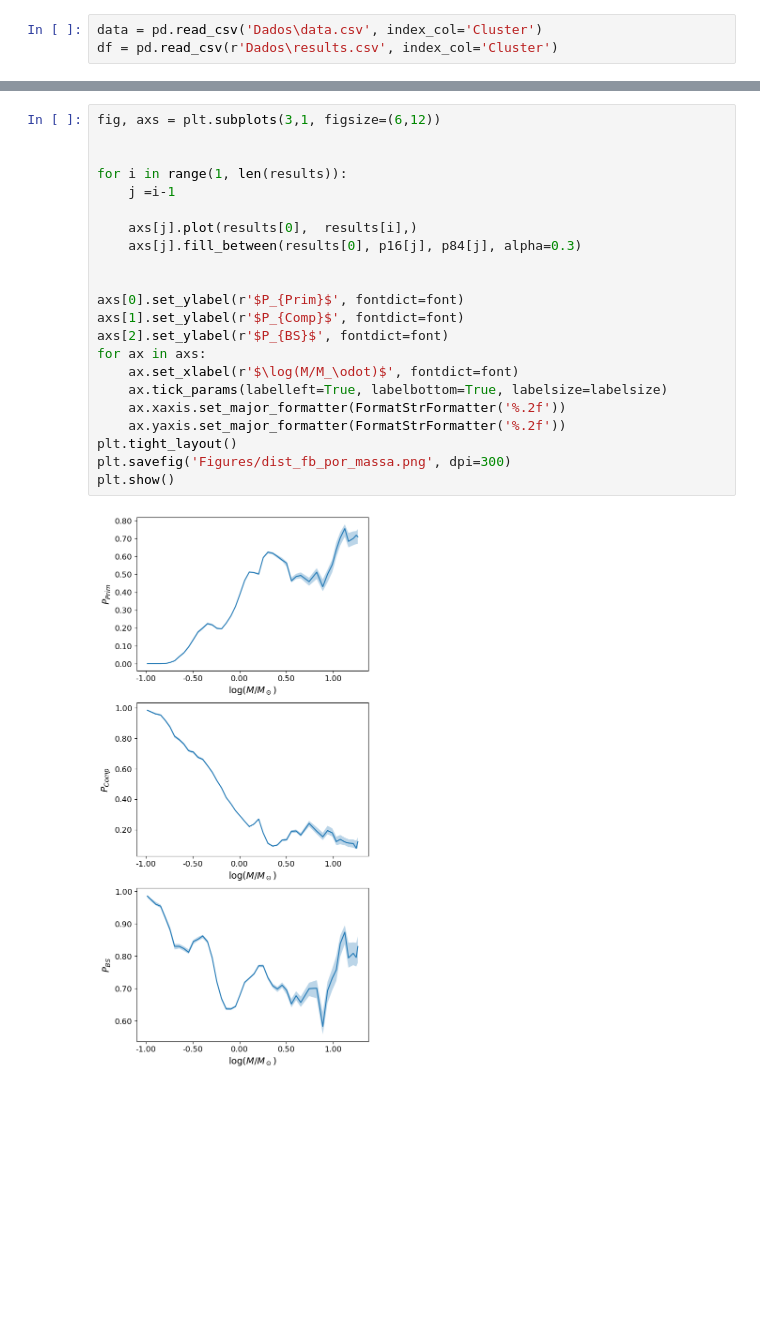
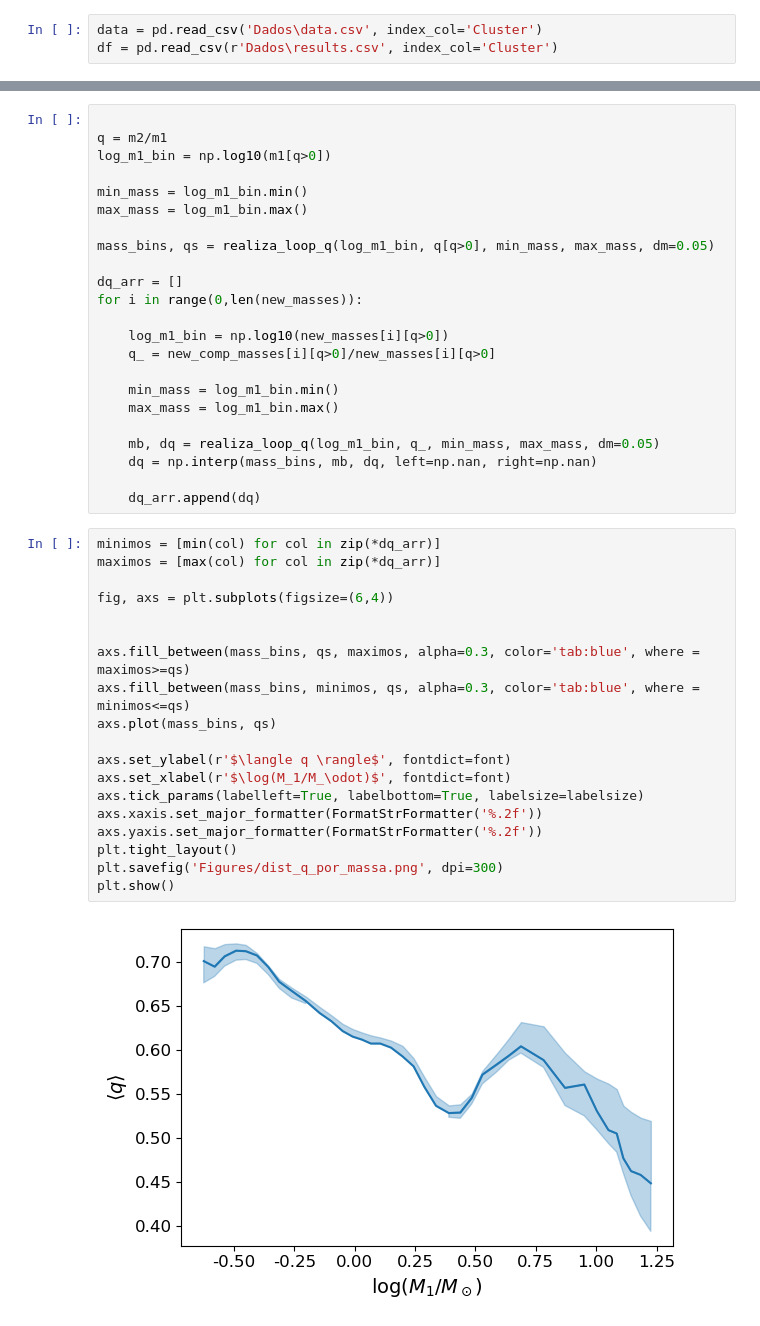
Before and after one commit to RuanPH26/stellar_multiplicity_in_open_clusters, a Jupyter notebook: stellar mass.ipynb, the cells around one changed output, grey strips where cells are left out. Drawn from its saved outputs; the diff is of its cells as text; blank space fills up the shorter version.

Commit message:
update figures, get_new_masses and get_probabilities

```diff
--- a/stellar mass.ipynb
+++ b/stellar mass.ipynb
@@ -191,24 +147,44 @@ p84.append(qs_p84)
+# %%
+
+q = m2/m1
+log_m1_bin = np.log10(m1[q>0])
+
+min_mass = log_m1_bin.min()
+max_mass = log_m1_bin.max()
+
+mass_bins, qs = realiza_loop_q(log_m1_bin, q[q>0], min_mass, max_mass, dm=0.05)
+
+dq_arr = []
+for i in range(0,len(new_masses)):
+
+    log_m1_bin = np.log10(new_masses[i][q>0])
+    q_ = new_comp_masses[i][q>0]/new_masses[i][q>0]
+
+    min_mass = log_m1_bin.min()
+    max_mass = log_m1_bin.max()
+
+    mb, dq = realiza_loop_q(log_m1_bin, q_, min_mass, max_mass, dm=0.05)
+    dq = np.interp(mass_bins, mb, dq, left=np.nan, right=np.nan)
+
+    dq_arr.append(dq)
 # %%
-fig, axs = plt.subplots(3,1, figsize=(6,12))
+minimos = [min(col) for col in zip(*dq_arr)]
+maximos = [max(col) for col in zip(*dq_arr)]
+
+fig, axs = plt.subplots(figsize=(6,4))
 
 
-for i in range(1, len(results)):
-    j =i-1
+axs.fill_between(mass_bins, qs, maximos, alpha=0.3, color='tab:blue', where = maximos>=qs)
+axs.fill_between(mass_bins, minimos, qs, alpha=0.3, color='tab:blue', where = minimos<=qs)
+axs.plot(mass_bins, qs)
 
-    axs[j].plot(results[0],  results[i],)
-    axs[j].fill_between(results[0], p16[j], p84[j], alpha=0.3)
-
-
-axs[0].set_ylabel(r'$P_{Prim}$', fontdict=font)
-axs[1].set_ylabel(r'$P_{Comp}$', fontdict=font)
-axs[2].set_ylabel(r'$P_{BS}$', fontdict=font)
-for ax in axs:
-    ax.set_xlabel(r'$\log(M/M_\odot)$', fontdict=font)
-    ax.tick_params(labelleft=True, labelbottom=True, labelsize=labelsize)
-    ax.xaxis.set_major_formatter(FormatStrFormatter('%.2f'))
-    ax.yaxis.set_major_formatter(FormatStrFormatter('%.2f'))
+axs.set_ylabel(r'$\langle q \rangle$', fontdict=font)
+axs.set_xlabel(r'$\log(M_1/M_\odot)$', fontdict=font)
+axs.tick_params(labelleft=True, labelbottom=True, labelsize=labelsize)
+axs.xaxis.set_major_formatter(FormatStrFormatter('%.2f'))
+axs.yaxis.set_major_formatter(FormatStrFormatter('%.2f'))
 plt.tight_layout()
-plt.savefig('Figures/dist_fb_por_massa.png', dpi=300)
+plt.savefig('Figures/dist_q_por_massa.png', dpi=300)
 plt.show()
 # %% [output]
-[figure, old version]
+[figure, new version]
```
Also changed, not shown: parts of 25 cells of this notebook, 5 other files.
